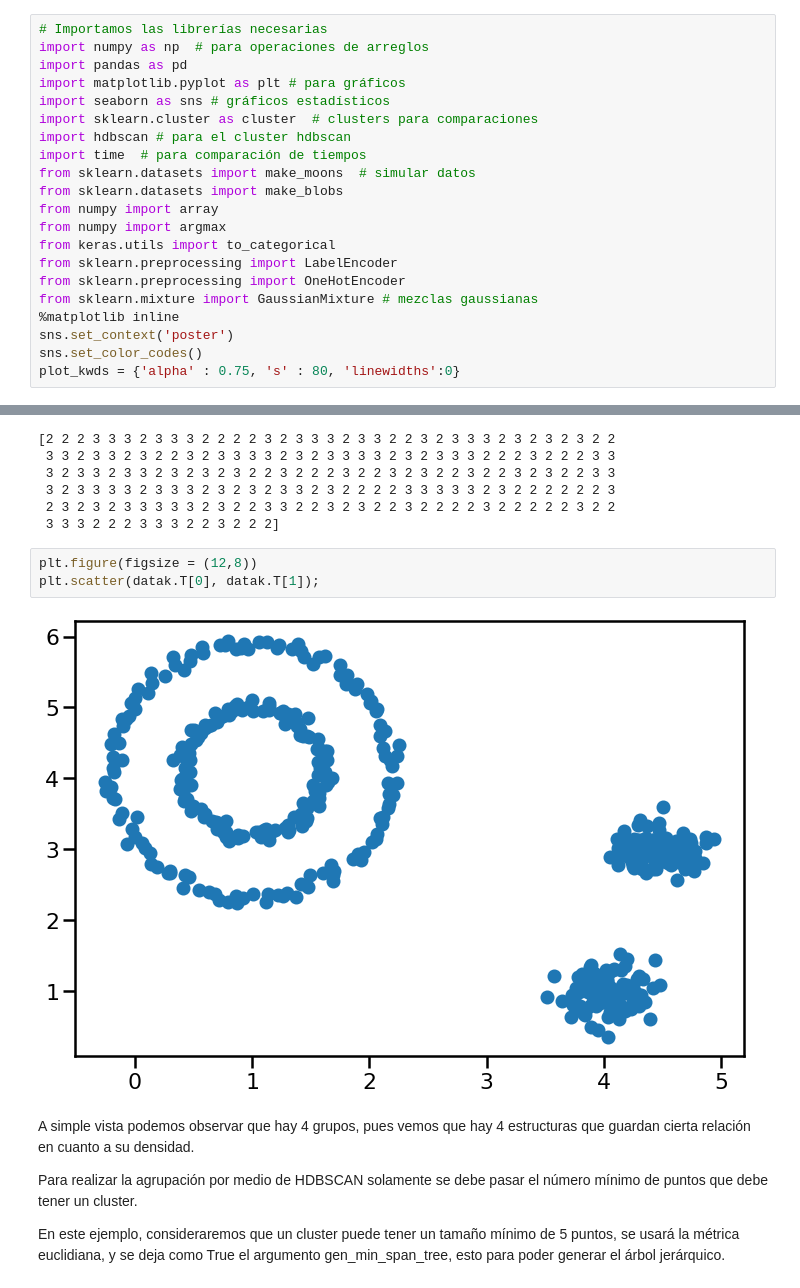
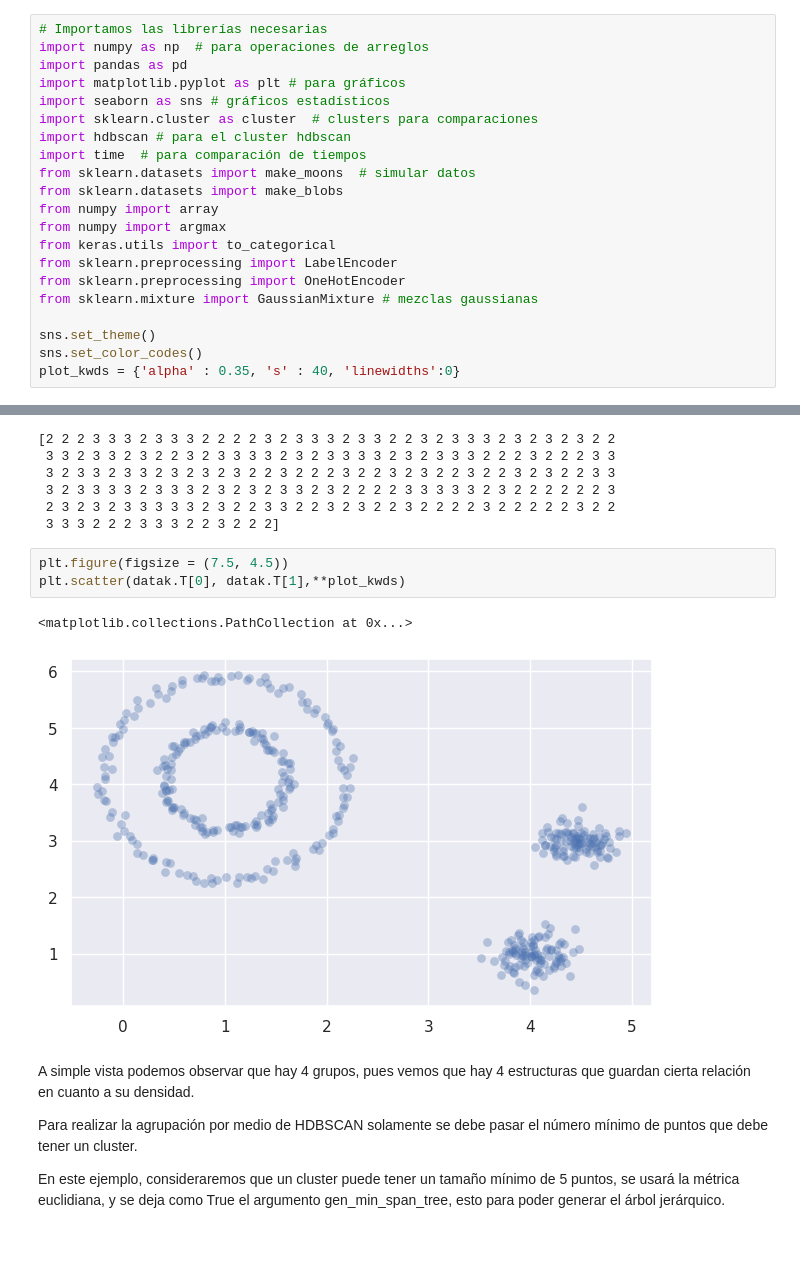
Before and after one commit to Datavaid/HDBSCAN, a Jupyter notebook: HDBSCAN.ipynb, the cells around one changed output, grey strips where cells are left out. Drawn from its saved outputs; the diff is of its cells as text; blank space fills up the shorter version.

Commit message:
graphic changes

```diff
--- a/HDBSCAN.ipynb
+++ b/HDBSCAN.ipynb
@@ -114,7 +104,7 @@ from keras.utils import to_categorical
 from sklearn.preprocessing import LabelEncoder
 from sklearn.preprocessing import OneHotEncoder
 from sklearn.mixture import GaussianMixture # mezclas gaussianas
-%matplotlib inline
-sns.set_context('poster')
+
+sns.set_theme()
 sns.set_color_codes()
-plot_kwds = {'alpha' : 0.75, 's' : 80, 'linewidths':0}
+plot_kwds = {'alpha' : 0.35, 's' : 40, 'linewidths':0}
@@ -202,10 +174,11 @@ datak = np.concatenate([datak, data2], axis=0)
  2 3 2 3 2 3 3 3 3 3 2 3 2 2 3 3 2 2 3 2 3 2 2 3 2 2 2 2 3 2 2 2 2 2 3 2 2
  3 3 3 2 2 2 3 3 3 2 2 3 2 2 2]
 # %%
-plt.figure(figsize = (12,8))
-plt.scatter(datak.T[0], datak.T[1]);
+plt.figure(figsize = (7.5, 4.5))
+plt.scatter(datak.T[0], datak.T[1],**plot_kwds)
 # %% [output]
+<matplotlib.collections.PathCollection at 0x...>
-[figure, old version]
+[figure, new version]
 # %% [markdown]
 A simple vista podemos observar que hay 4 grupos, pues vemos que hay 4 estructuras que guardan cierta relación en cuanto a su densidad.
 
```
Also changed, not shown: parts of 18 cells of this notebook, 3 other files.
